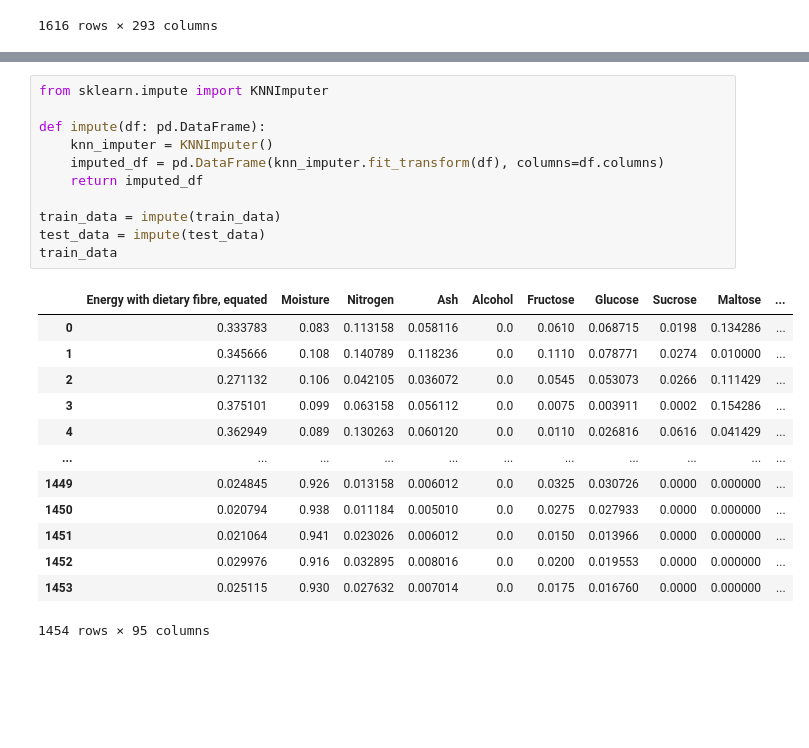
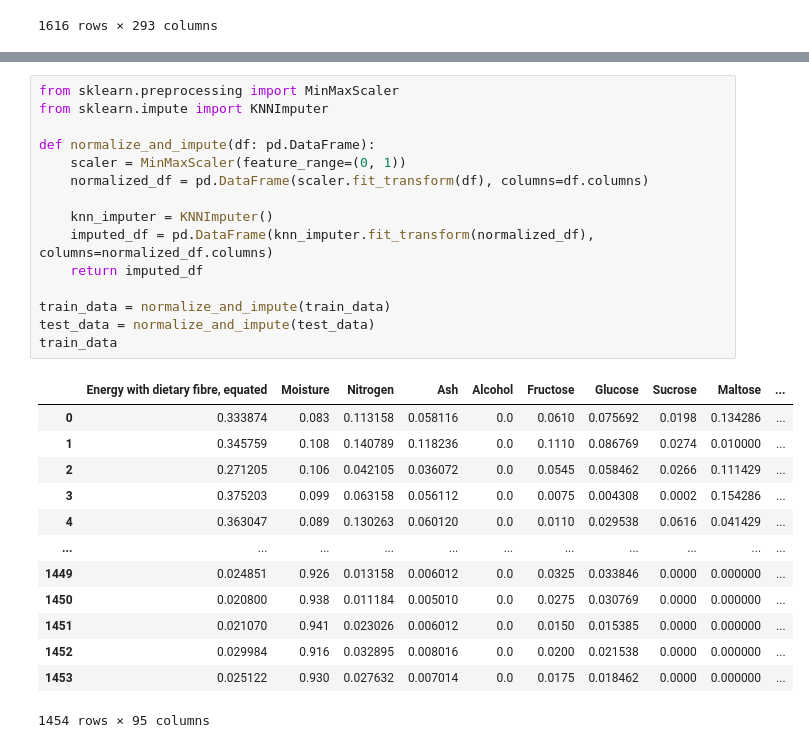
Before and after one commit to kyliele47/nutrient-analysis, a Jupyter notebook: nutrient-analysis.ipynb, the cells around one changed output, grey strips where cells are left out. Saved outputs shown, nothing was run; the diff lists cells and outputs as text; blank space fills up the shorter version.

```diff
--- a/nutrient-analysis.ipynb
+++ b/nutrient-analysis.ipynb
@@ -91,27 +85,31 @@ Dropped columns: ['C18:4w1', 'C20:1w11', 'Xylitol', 'C18:1w6', 'Threonine', 'Alu
 # %%
+from sklearn.preprocessing import MinMaxScaler
 from sklearn.impute import KNNImputer
 
-def impute(df: pd.DataFrame):
+def normalize_and_impute(df: pd.DataFrame):
+    scaler = MinMaxScaler(feature_range=(0, 1))
+    normalized_df = pd.DataFrame(scaler.fit_transform(df), columns=df.columns)
+
     knn_imputer = KNNImputer()
-    imputed_df = pd.DataFrame(knn_imputer.fit_transform(df), columns=df.columns)
+    imputed_df = pd.DataFrame(knn_imputer.fit_transform(normalized_df), columns=normalized_df.columns)
     return imputed_df
 
-train_data = impute(train_data)
-test_data = impute(test_data)
+train_data = normalize_and_impute(train_data)
+test_data = normalize_and_impute(test_data)
 train_data
 # %% [output]
 |  | Energy with dietary fibre, equated | Moisture | Nitrogen | Ash | Alcohol | Fructose | Glucose | Sucrose | Maltose | ... |
-| 0 | 0.333783 | 0.083 | 0.113158 | 0.058116 | 0.0 | 0.0610 | 0.068715 | 0.0198 | 0.134286 | ... |
-| 1 | 0.345666 | 0.108 | 0.140789 | 0.118236 | 0.0 | 0.1110 | 0.078771 | 0.0274 | 0.010000 | ... |
-| 2 | 0.271132 | 0.106 | 0.042105 | 0.036072 | 0.0 | 0.0545 | 0.053073 | 0.0266 | 0.111429 | ... |
-| 3 | 0.375101 | 0.099 | 0.063158 | 0.056112 | 0.0 | 0.0075 | 0.003911 | 0.0002 | 0.154286 | ... |
-| 4 | 0.362949 | 0.089 | 0.130263 | 0.060120 | 0.0 | 0.0110 | 0.026816 | 0.0616 | 0.041429 | ... |
+| 0 | 0.333874 | 0.083 | 0.113158 | 0.058116 | 0.0 | 0.0610 | 0.075692 | 0.0198 | 0.134286 | ... |
+| 1 | 0.345759 | 0.108 | 0.140789 | 0.118236 | 0.0 | 0.1110 | 0.086769 | 0.0274 | 0.010000 | ... |
+| 2 | 0.271205 | 0.106 | 0.042105 | 0.036072 | 0.0 | 0.0545 | 0.058462 | 0.0266 | 0.111429 | ... |
+| 3 | 0.375203 | 0.099 | 0.063158 | 0.056112 | 0.0 | 0.0075 | 0.004308 | 0.0002 | 0.154286 | ... |
+| 4 | 0.363047 | 0.089 | 0.130263 | 0.060120 | 0.0 | 0.0110 | 0.029538 | 0.0616 | 0.041429 | ... |
 | ... | ... | ... | ... | ... | ... | ... | ... | ... | ... | ... |
-| 1449 | 0.024845 | 0.926 | 0.013158 | 0.006012 | 0.0 | 0.0325 | 0.030726 | 0.0000 | 0.000000 | ... |
-| 1450 | 0.020794 | 0.938 | 0.011184 | 0.005010 | 0.0 | 0.0275 | 0.027933 | 0.0000 | 0.000000 | ... |
-| 1451 | 0.021064 | 0.941 | 0.023026 | 0.006012 | 0.0 | 0.0150 | 0.013966 | 0.0000 | 0.000000 | ... |
-| 1452 | 0.029976 | 0.916 | 0.032895 | 0.008016 | 0.0 | 0.0200 | 0.019553 | 0.0000 | 0.000000 | ... |
-| 1453 | 0.025115 | 0.930 | 0.027632 | 0.007014 | 0.0 | 0.0175 | 0.016760 | 0.0000 | 0.000000 | ... |
+| 1449 | 0.024851 | 0.926 | 0.013158 | 0.006012 | 0.0 | 0.0325 | 0.033846 | 0.0000 | 0.000000 | ... |
+| 1450 | 0.020800 | 0.938 | 0.011184 | 0.005010 | 0.0 | 0.0275 | 0.030769 | 0.0000 | 0.000000 | ... |
+| 1451 | 0.021070 | 0.941 | 0.023026 | 0.006012 | 0.0 | 0.0150 | 0.015385 | 0.0000 | 0.000000 | ... |
+| 1452 | 0.029984 | 0.916 | 0.032895 | 0.008016 | 0.0 | 0.0200 | 0.021538 | 0.0000 | 0.000000 | ... |
+| 1453 | 0.025122 | 0.930 | 0.027632 | 0.007014 | 0.0 | 0.0175 | 0.018462 | 0.0000 | 0.000000 | ... |
 1454 rows × 95 columns
 # %%
 import seaborn as sns
```
Also changed, not shown: parts of 8 cells of this notebook, 1 other file.
